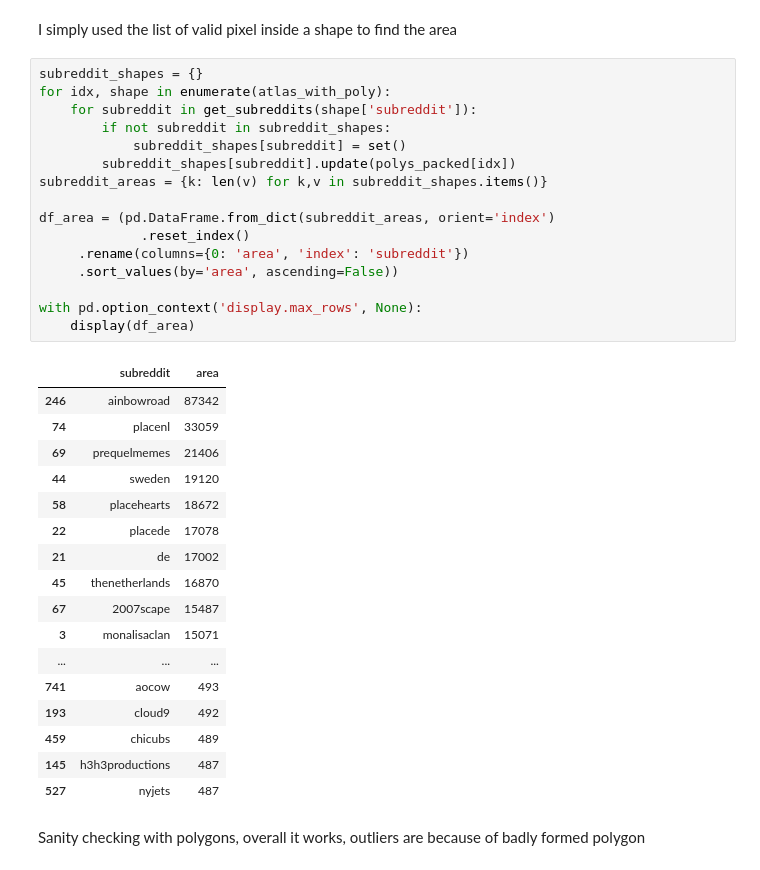
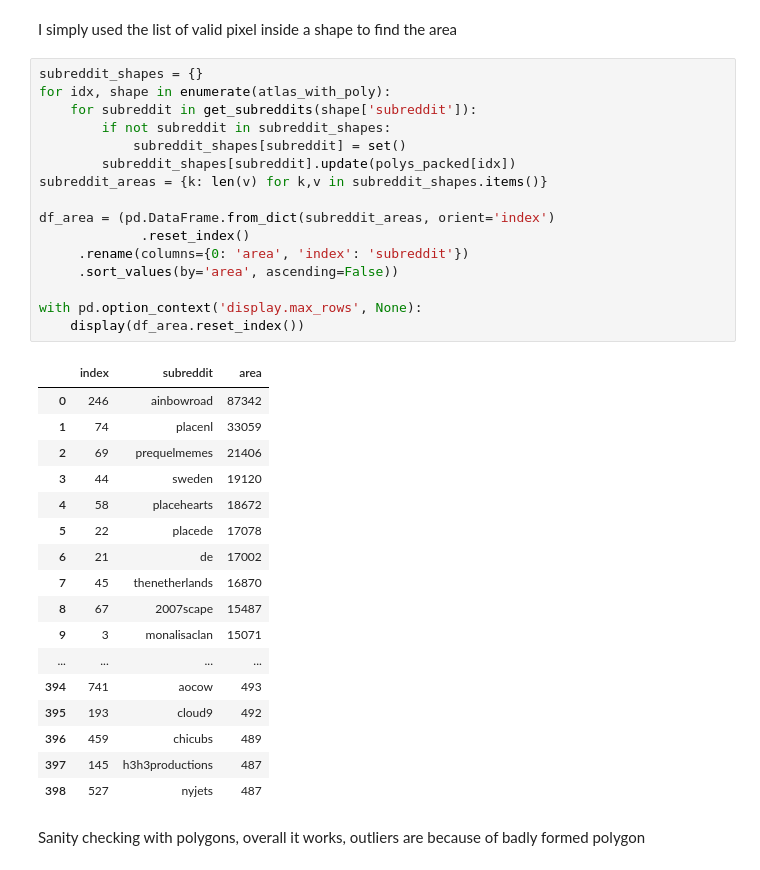
Before and after one commit to cedricviaccoz/warsonrplace, a Jupyter notebook: Area computation.ipynb, the cells around one changed output. Cells and saved outputs as stored; diff of their text form.

Commit message:
Added reset index because I'm lazy and dont want to count

```diff
--- a/Area computation.ipynb
+++ b/Area computation.ipynb
@@ -34,37 +34,37 @@ I simply used the list of valid pixel inside a shape to find the area
 # %%
 subreddit_shapes = {}
 for idx, shape in enumerate(atlas_with_poly):
     for subreddit in get_subreddits(shape['subreddit']):
         if not subreddit in subreddit_shapes:
             subreddit_shapes[subreddit] = set()
         subreddit_shapes[subreddit].update(polys_packed[idx])
 subreddit_areas = {k: len(v) for k,v in subreddit_shapes.items()}
 
 df_area = (pd.DataFrame.from_dict(subreddit_areas, orient='index')
              .reset_index()
      .rename(columns={0: 'area', 'index': 'subreddit'})
      .sort_values(by='area', ascending=False))
 
 with pd.option_context('display.max_rows', None):
-    display(df_area)
+    display(df_area.reset_index())
 # %% [output]
-|  | subreddit | area |
-| 246 | ainbowroad | 87342 |
-| 74 | placenl | 33059 |
-| 69 | prequelmemes | 21406 |
-| 44 | sweden | 19120 |
-| 58 | placehearts | 18672 |
-| 22 | placede | 17078 |
-| 21 | de | 17002 |
-| 45 | thenetherlands | 16870 |
-| 67 | 2007scape | 15487 |
-| 3 | monalisaclan | 15071 |
-| ... | ... | ... |
-| 741 | aocow | 493 |
-| 193 | cloud9 | 492 |
-| 459 | chicubs | 489 |
-| 145 | h3h3productions | 487 |
-| 527 | nyjets | 487 |
+|  | index | subreddit | area |
+| 0 | 246 | ainbowroad | 87342 |
+| 1 | 74 | placenl | 33059 |
+| 2 | 69 | prequelmemes | 21406 |
+| 3 | 44 | sweden | 19120 |
+| 4 | 58 | placehearts | 18672 |
+| 5 | 22 | placede | 17078 |
+| 6 | 21 | de | 17002 |
+| 7 | 45 | thenetherlands | 16870 |
+| 8 | 67 | 2007scape | 15487 |
+| 9 | 3 | monalisaclan | 15071 |
+| ... | ... | ... | ... |
+| 394 | 741 | aocow | 493 |
+| 395 | 193 | cloud9 | 492 |
+| 396 | 459 | chicubs | 489 |
+| 397 | 145 | h3h3productions | 487 |
+| 398 | 527 | nyjets | 487 |
 # %% [markdown]
 Sanity checking with polygons, overall it works, outliers are because of badly formed polygon
 # %%
```
